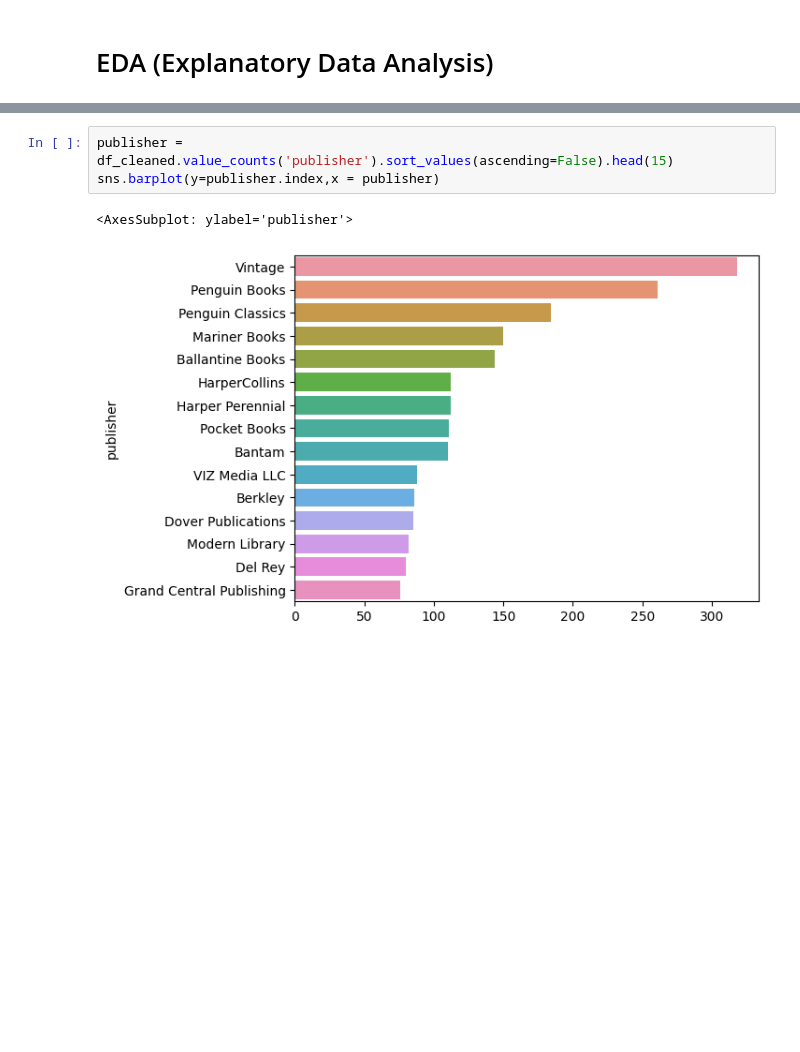
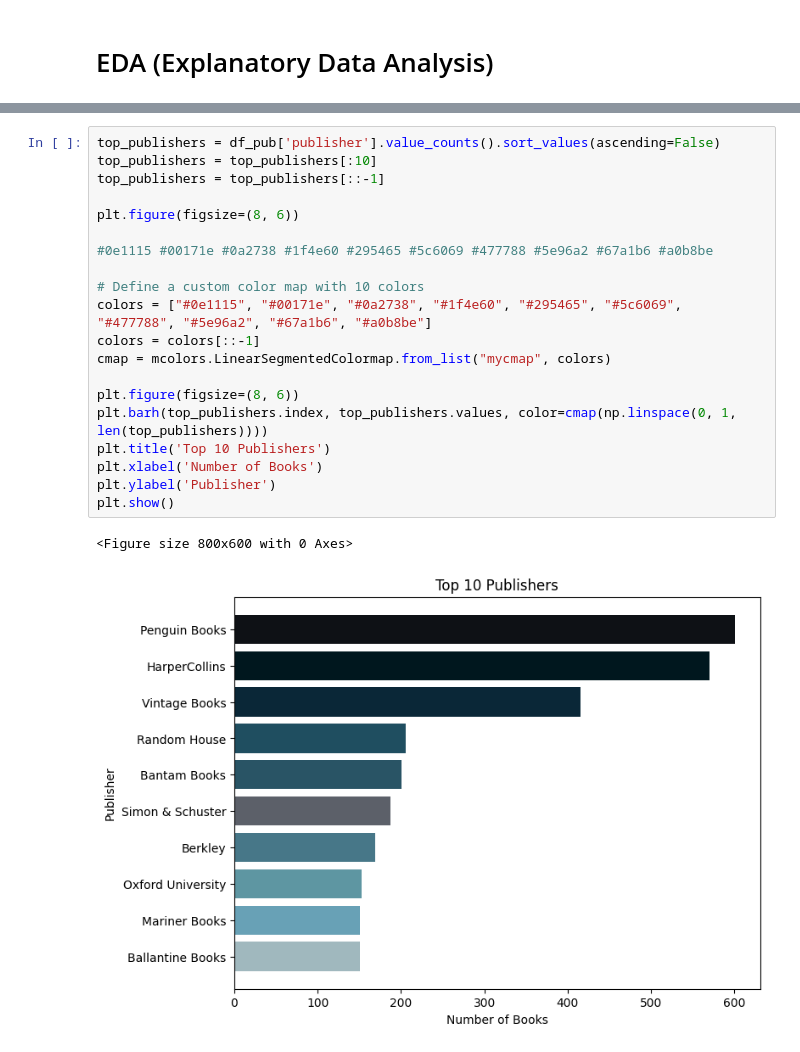
Before and after one commit to berkayersoy/Project6_Books, a Jupyter notebook: books_project.ipynb, the cells around one changed output, grey strips where cells are left out. Drawn from its saved outputs; the diff is of its cells as text; blank space fills up the shorter version.

```diff
--- a/books_project.ipynb
+++ b/books_project.ipynb
@@ -338,8 +541,25 @@ plt.show()
-# %%
-publisher = df_cleaned.value_counts('publisher').sort_values(ascending=False).head(15)
-sns.barplot(y=publisher.index,x = publisher)
-# %% [output]
-<AxesSubplot: ylabel='publisher'>
-[figure, removed]
+# %%
+top_publishers = df_pub['publisher'].value_counts().sort_values(ascending=False)
+top_publishers = top_publishers[:10]
+top_publishers = top_publishers[::-1]
+
+plt.figure(figsize=(8, 6))
+
+#0e1115 #00171e #0a2738 #1f4e60 #295465 #5c6069 #477788 #5e96a2 #67a1b6 #a0b8be
+
+# Define a custom color map with 10 colors
+colors = ["#0e1115", "#00171e", "#0a2738", "#1f4e60", "#295465", "#5c6069", "#477788", "#5e96a2", "#67a1b6", "#a0b8be"]
+colors = colors[::-1]
+cmap = mcolors.LinearSegmentedColormap.from_list("mycmap", colors)
+
+plt.figure(figsize=(8, 6))
+plt.barh(top_publishers.index, top_publishers.values, color=cmap(np.linspace(0, 1, len(top_publishers))))
+plt.title('Top 10 Publishers')
+plt.xlabel('Number of Books')
+plt.ylabel('Publisher')
+plt.show()
+# %% [output]
+<Figure size 800x600 with 0 Axes>
+[figure, added]
 # %%
 df['authors'].value_counts().head(10)
```
Also changed, not shown: parts of 41 cells of this notebook, 4 other files.
